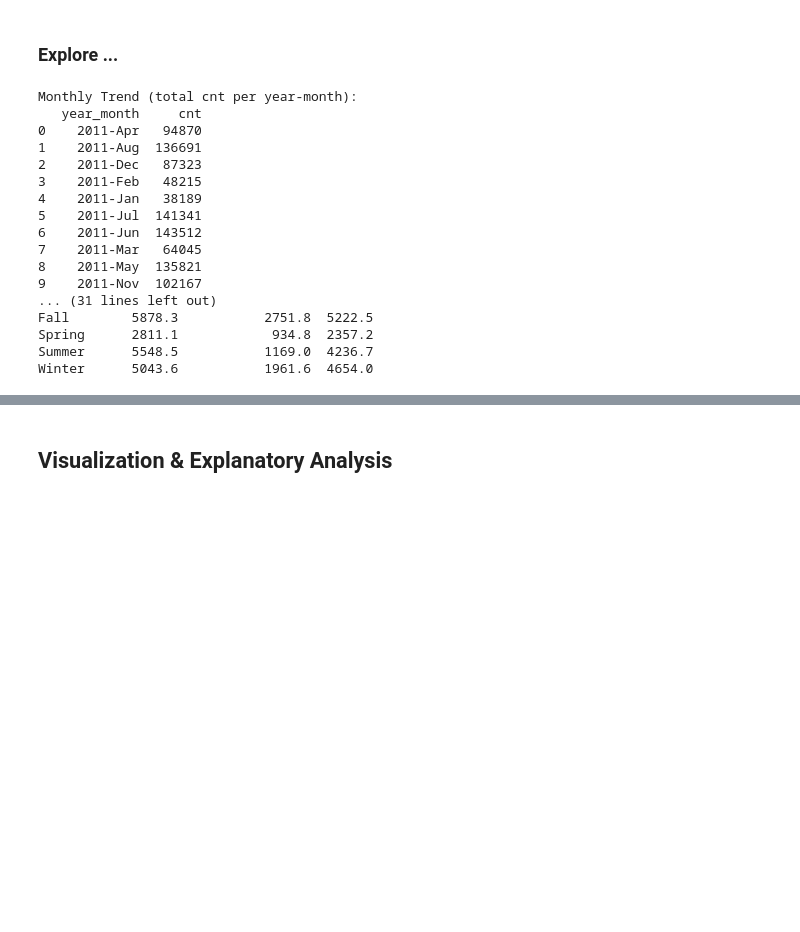
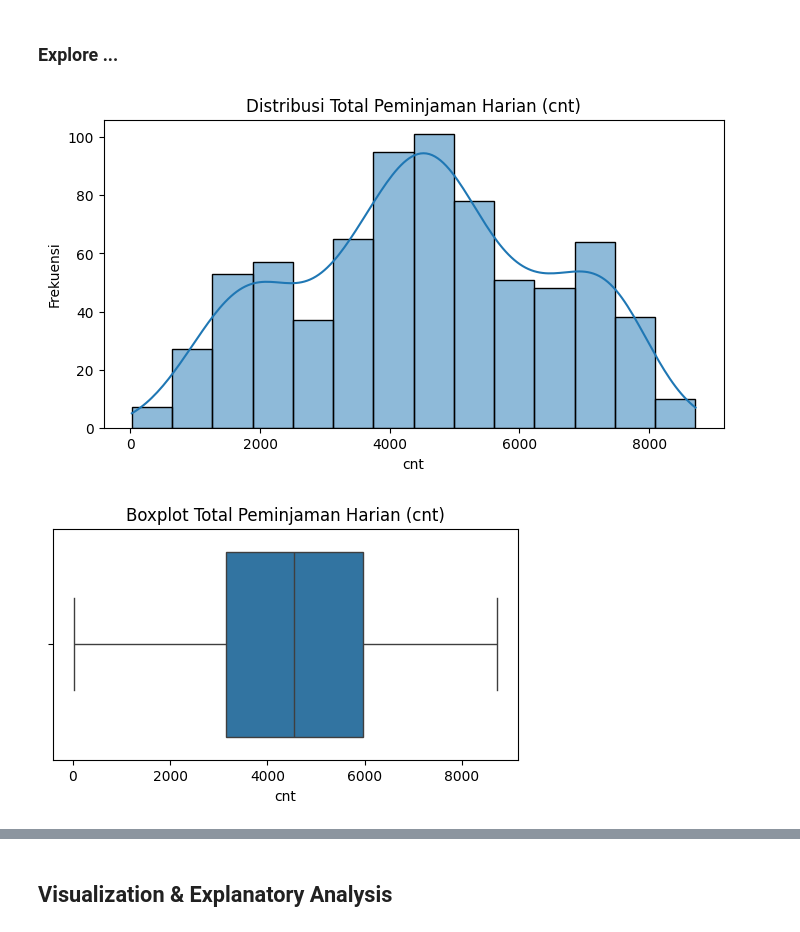
Before and after one commit to annsftrmdhn/Bike-Sharing-Usage-Trends-2011-2012, a Jupyter notebook: Proyek_Analisis_Data.ipynb, the cells around one changed output, grey strips where cells are left out. Saved outputs shown, nothing was run; the diff lists cells and outputs as text; code cells hidden in the pictures; blank space fills up the shorter version.

```diff
--- a/Proyek_Analisis_Data.ipynb
+++ b/Proyek_Analisis_Data.ipynb
@@ -173,48 +264,20 @@ Sample after mapping (hour_df):
 ## Exploratory Data Analysis (EDA)
 # %% [markdown]
 ### Explore ...
-# %%
-# 3.1. Monthly Trend
-day_df['year_month'] = day_df['dteday'].dt.strftime('%Y-%b')
-monthly_trend = day_df.groupby('year_month')['cnt'].sum().reset_index()
-print("\nMonthly Trend (total cnt per year-month):")
-print(monthly_trend)
-
-# 3.2. Hourly Pattern
-hourly_pattern = (
-    hour_df.groupby(['hr', 'workingday'])['cnt']
-    .mean()
-    .reset_index()
-    .rename(columns={'cnt': 'avg_cnt'})
-)
-hourly_pattern['day_type'] = hourly_pattern['workingday'].map({1: 'Working Day', 0: 'Holiday/Weekend'})
-print("\nHourly Pattern (avg cnt, first 10 rows):")
-print(hourly_pattern.head(10))
-
-# 3.3. Season × Weather — Average Rentals
-season_weather_avg = (
-    day_df.groupby(['season', 'weathersit'])['cnt']
-    .mean()
-    .unstack()
-    .round(1)
-)
-print("\nSeason × Weather — Average Rentals (pivot):")
-print(season_weather_avg)
-# %% [output]
-Monthly Trend (total cnt per year-month):
-   year_month     cnt
-0    2011-Apr   94870
-1    2011-Aug  136691
-2    2011-Dec   87323
-3    2011-Feb   48215
-4    2011-Jan   38189
-5    2011-Jul  141341
-6    2011-Jun  143512
-7    2011-Mar   64045
-8    2011-May  135821
-9    2011-Nov  102167
-... (31 lines left out)
-Fall        5878.3           2751.8  5222.5
-Spring      2811.1            934.8  2357.2
-Summer      5548.5           1169.0  4236.7
-Winter      5043.6           1961.6  4654.0
+# %%
+# Distribusi cnt (total peminjaman harian)
+plt.figure(figsize=(8,4))
+sns.histplot(day_df['cnt'], kde=True)
+plt.title('Distribusi Total Peminjaman Harian (cnt)')
+plt.xlabel('cnt')
+plt.ylabel('Frekuensi')
+plt.show()
+
+# Boxplot cnt
+plt.figure(figsize=(6,3))
+sns.boxplot(x=day_df['cnt'])
+plt.title('Boxplot Total Peminjaman Harian (cnt)')
+plt.show()
+# %% [output]
+[figure, added]
+[figure, added]
```
Also changed, not shown: parts of 18 cells of this notebook, 2 other files.
